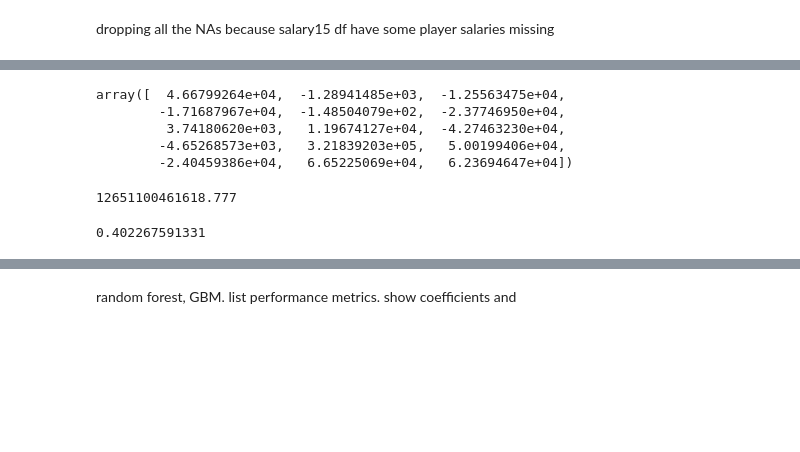
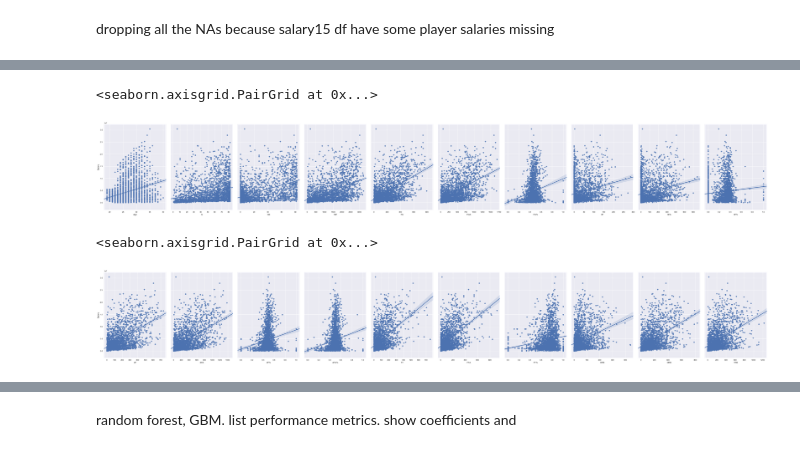
Before and after one commit to jingyu120/nba_capstone, a Jupyter notebook: nba capstone 3.ipynb, the cells around one changed output, grey strips where cells are left out. Drawn from its saved outputs; the diff is of its cells as text; code cells hidden in the pictures; blank space fills up the shorter version.

```diff
--- a/nba capstone 3.ipynb
+++ b/nba capstone 3.ipynb
@@ -160,0 +223,2 @@ a15=a15.drop(['Unnamed: 19','Unnamed: 24'],1)
+# %%
+advancedstats[['TS%','3PAr','FTr']]=advancedstats[['TS%','3PAr','FTr']].fillna(0)
@@ -161,5 +245,5 @@ a15=a15.drop(['Unnamed: 19','Unnamed: 24'],1)
 # %% [markdown]
 minimum data missing after the columns are dropped
 # %%
-a15.dropna(inplace=True)
+advancedstats.dropna(inplace=True)
 # %%
@@ -177,4 +261,4 @@ Index(['Rk', 'Player', 'Pos', 'Age', 'Tm', 'G', 'GS', 'MP', 'FG', 'FGA', 'FG%',
        'ORB', 'DRB', 'TRB', 'AST', 'STL', 'BLK', 'TOV', 'PF', 'PTS', 'Year'],
       dtype='object')
 # %%
-result=pd.merge(a15,s15,how='inner',on=['Year','Player','Rk','Pos','Age','Tm','G','MP'])
+result=pd.merge(stats,advancedstats,how='inner',on=['Year','Player','Rk','Pos','Age','Tm','G','MP'])
@@ -276,7 +382,7 @@ array(['Atlanta Hawks', 'Boston Celtics', 'Brooklyn Nets',
 # %%
 salaries=salaries.rename(columns={"Season_End":"Year","Rk":"Tm_Rk"})
 # %%
-salary=salaries[(salaries.Year>=2013) & (salaries.Year<=2015)]
+salary=salaries[(salaries.Year>=2010) & (salaries.Year<=2015)]
 # %%
 salary.Year.unique()
 # %% [output]
@@ -378,8 +445,0 @@ LinearRegression(copy_X=True, fit_intercept=True, n_jobs=1, normalize=False)
-# %%
-reg.coef_
-# %% [output]
-array([  4.66799264e+04,  -1.28941485e+03,  -1.25563475e+04,
-        -1.71687967e+04,  -1.48504079e+02,  -2.37746950e+04,
-         3.74180620e+03,   1.19674127e+04,  -4.27463230e+04,
-        -4.65268573e+03,   3.21839203e+05,   5.00199406e+04,
-        -2.40459386e+04,   6.65225069e+04,   6.23694647e+04])
@@ -388,4 +445,0 @@ a=reg.predict(x_test)
-# %%
-np.mean((a-y_test)**2)
-# %% [output]
-12651100461618.777
@@ -394,4 +446,10 @@ scores=cross_val_score(reg,X,y,cv=10,scoring="r2")
-# %%
-print (scores.mean())
-# %% [output]
-0.402267591331
+# %%
+sns.pairplot(m1, x_vars=['Age','G','GS', 'MP', 'FG', 'FGA', 'FG%', '3P', '3PA', '3P%'], y_vars='Salary', size=7, aspect=0.7, kind='reg')
+# %% [output]
+<seaborn.axisgrid.PairGrid at 0x...>
+[figure, added]
+# %%
+sns.pairplot(m1, x_vars=['2P', '2PA', '2P%', 'eFG%', 'FT', 'FTA', 'FT%', 'ORB', 'DRB', 'TRB'], y_vars='Salary', size=7, aspect=0.7, kind='reg')
+# %% [output]
+<seaborn.axisgrid.PairGrid at 0x...>
+[figure, added]
```
Also changed, not shown: parts of 143 cells of this notebook.
